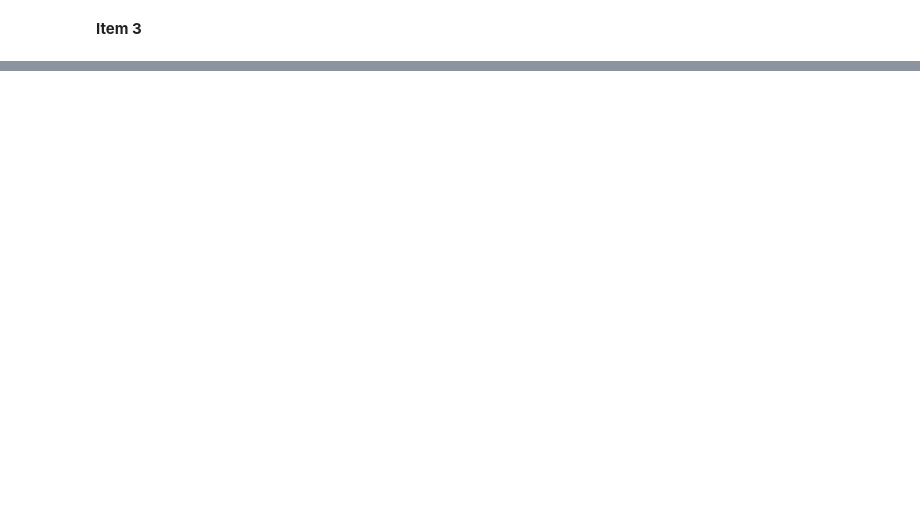
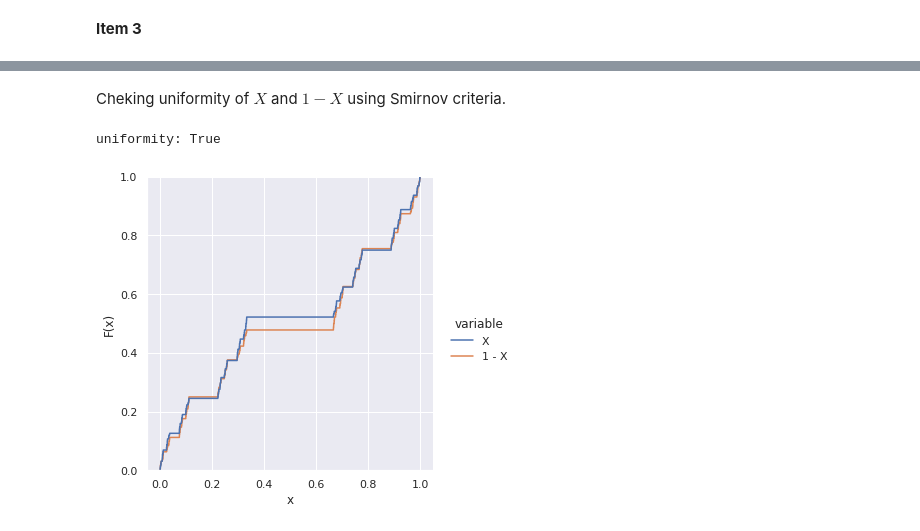
Before and after one commit to Evgurov/stochasic_prac, a Jupyter notebook: main.ipynb, the cells around one changed output, grey strips where cells are left out. Cells and saved outputs as stored; diff of their text form; code cells hidden in the pictures; blank space fills up the shorter version.

```diff
--- a/main.ipynb
+++ b/main.ipynb
@@ -96,0 +122,7 @@ del rng, n, df
+# %%
+def K(x):
+    n = 10000
+    sum = 0
+    for k in np.arange(1, n + 1):
+        sum += (-1)**k * math.e ** (-2 * k**2 * x**2)
+    return 1 + 2 * sum
@@ -96,0 +171,7 @@ del rng, n, df
+# %%
+def F_hat(selection, value):
+    number_less = 0
+    for val in selection:
+        if val <= value:
+            number_less += 1
+    return number_less / selection.size
@@ -96,0 +202,31 @@ del rng, n, df
+# %% [markdown]
+Cheking uniformity of $ X $ and $ 1 - X $ using Smirnov criteria.
+# %%
+n = 1000
+cg = cantor_gen(0.0001)
+x = np.zeros(n)
+y = np.zeros(n)
+alpha = 0.05
+
+for i in range(n):
+    x[i] = next(cg)[0]
+
+y = 1 - x
+
+x_values = {"value" : x}
+x_values["variable"] = "X"
+
+y_values = {"value" : y}
+y_values["variable"] = "1 - X"
+
+df = pd.concat([pd.DataFrame(x_values), pd.DataFrame(y_values)], ignore_index = True)
+
+graph = sns.displot(data = df, x = "value", hue = "variable", kind = "ecdf")
+graph.set_axis_labels("x", "F(x)")
+
+print("uniformity:", smirnov(x,y,alpha))
+
+del n, cg, x, y, alpha, i, x_values, y_values, df, graph
+# %% [output]
+uniformity: True
+[figure, added]
```
Also changed, not shown: parts of 23 cells of this notebook.
